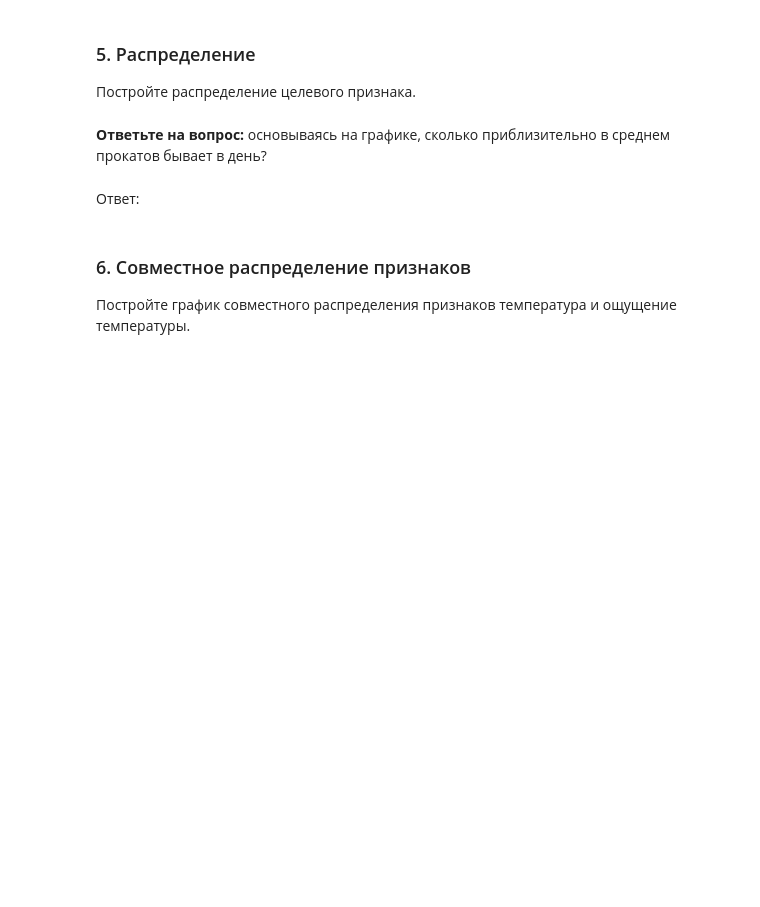
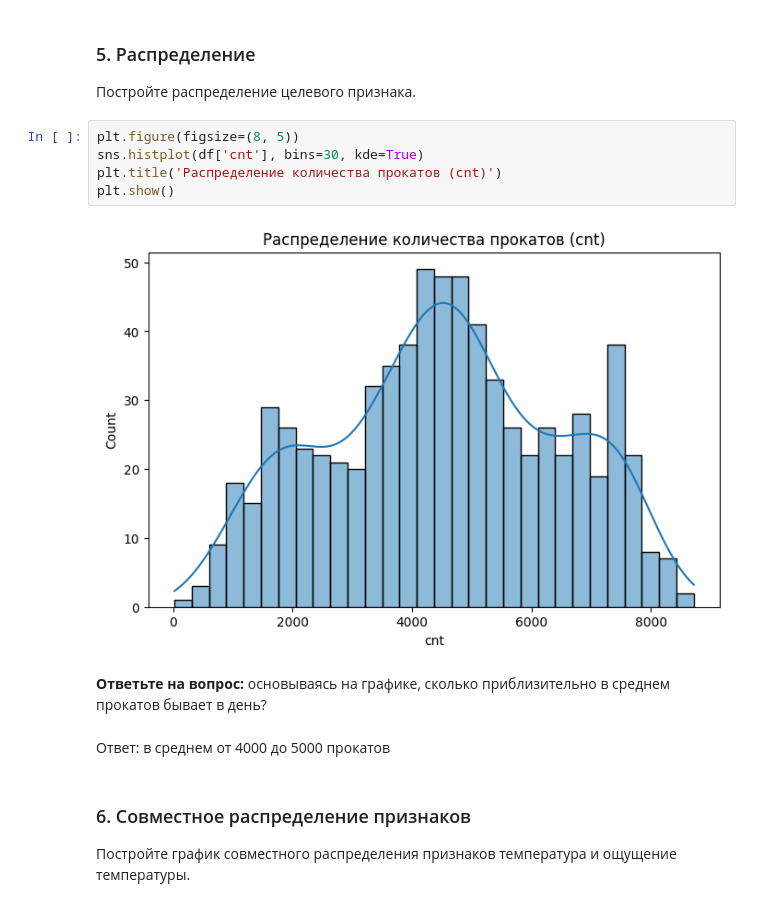
Before and after one commit to re-side/ml_basic, a Jupyter notebook: Практическая_работа_№3_Библиотека_Pandas.ipynb, the cells around one changed output. Cells and saved outputs as stored; diff of their text form; blank space fills up the shorter version.

```diff
--- a/Практическая_работа_№3_Библиотека_Pandas.ipynb
+++ b/Практическая_работа_№3_Библиотека_Pandas.ipynb
@@ -470,11 +493,18 @@ _(чем больше значение, тем больше прокатов и
 ### 5. Распределение
 
 Постройте распределение целевого признака.
+# %%
+plt.figure(figsize=(8, 5))
+sns.histplot(df['cnt'], bins=30, kde=True)
+plt.title('Распределение количества прокатов (cnt)')
+plt.show()
+# %% [output]
+[figure, added]
 # %% [markdown]
 
 **Ответьте на вопрос:** основываясь на графике, сколько приблизительно в среднем прокатов бывает в день?
-# %% [markdown]
-Ответ:
+# %% [markdown]
+Ответ: в среднем от 4000 до 5000 прокатов
 # %% [markdown]
 ### 6. Совместное распределение признаков
 
```
Also changed, not shown: parts of 25 cells of this notebook.
